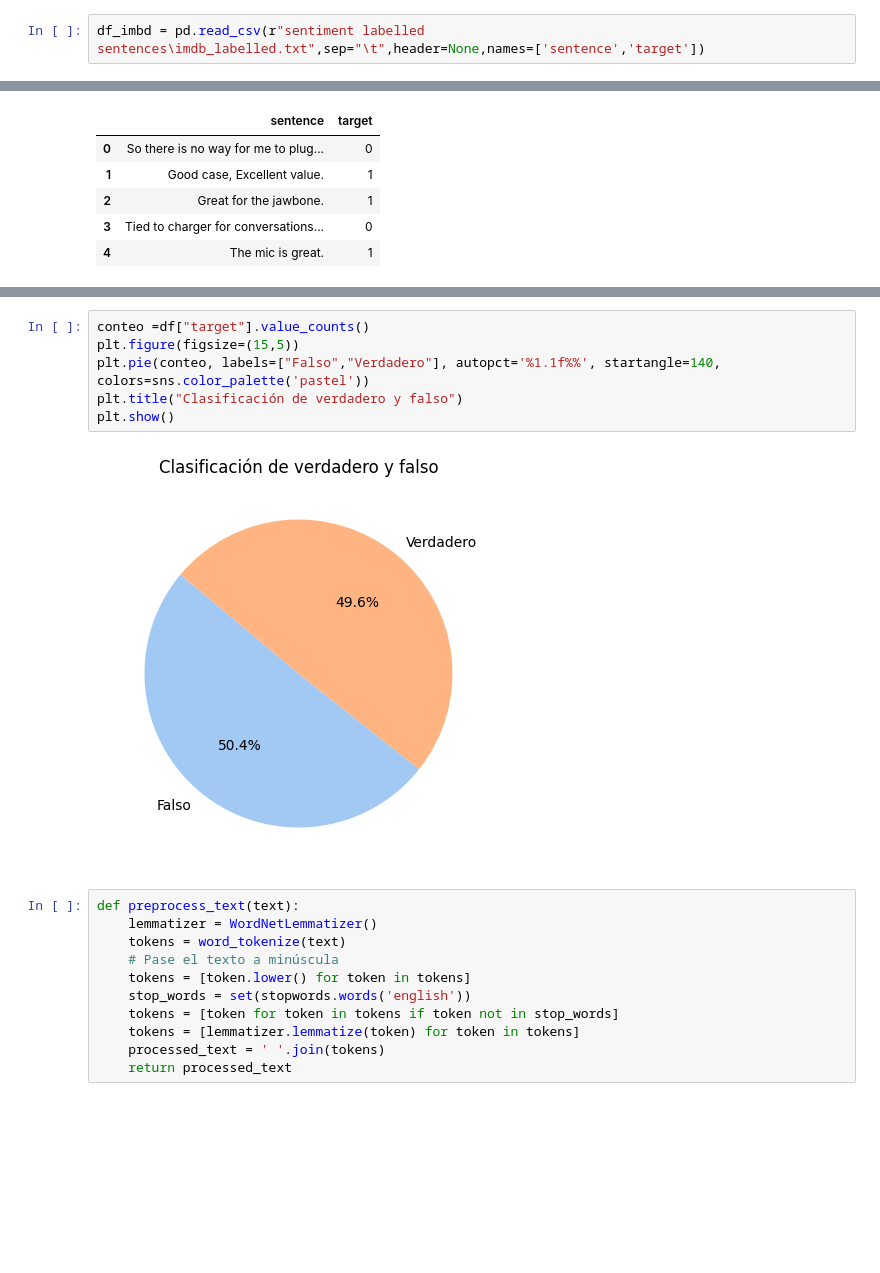
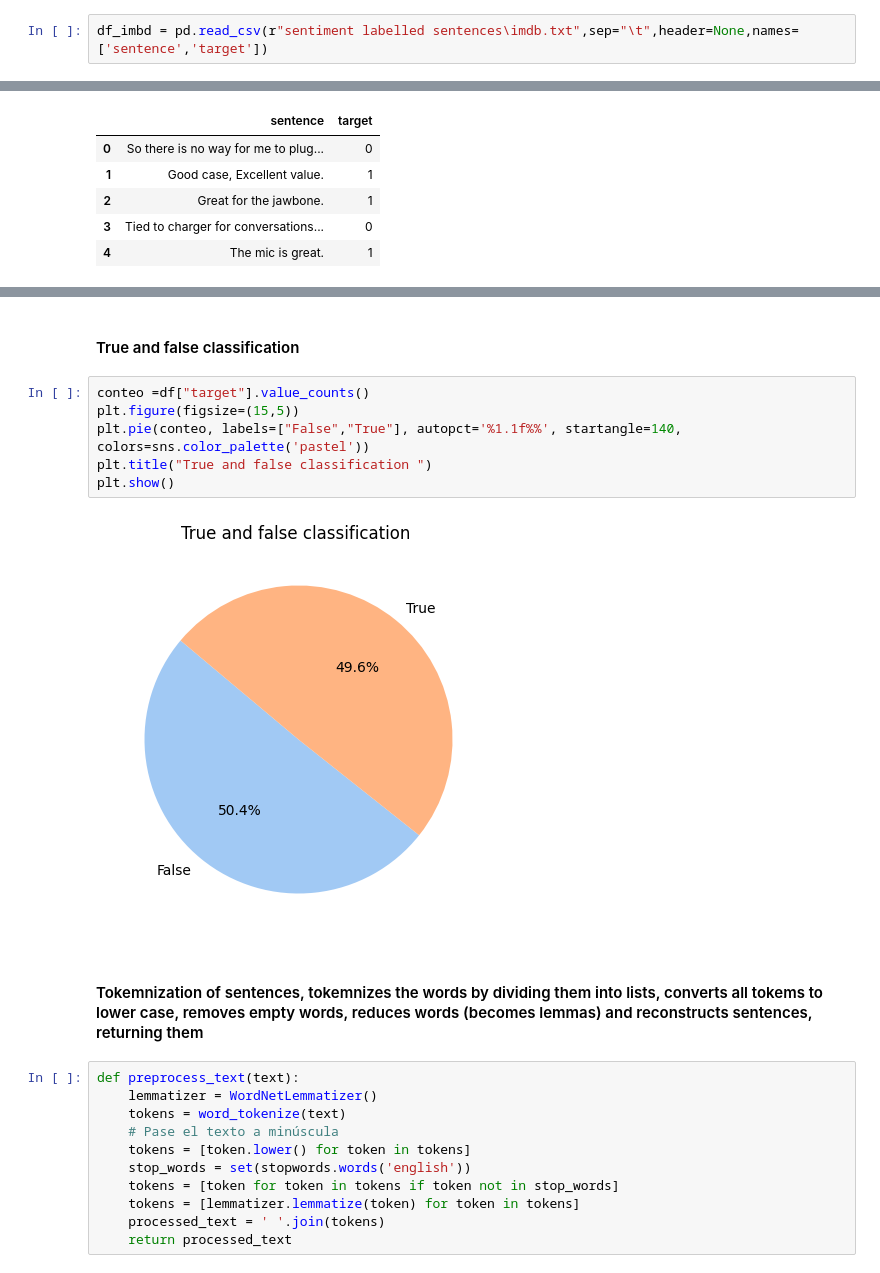
Before and after one commit to arango850/CED_III_TI_II, a Jupyter notebook: TI III.ipynb, the cells around one changed output, grey strips where cells are left out. Cells and saved outputs as stored; diff of their text form; blank space fills up the shorter version.

```diff
--- a/TI III.ipynb
+++ b/TI III.ipynb
@@ -48,5 +68,5 @@ memory usage: 15.8+ KB
 # %%
-df_imbd = pd.read_csv(r"sentiment labelled sentences\imdb_labelled.txt",sep="\t",header=None,names=['sentence','target'])
+df_imbd = pd.read_csv(r"sentiment labelled sentences\imdb.txt",sep="\t",header=None,names=['sentence','target'])
 # %%
 df_imbd.info()
 # %% [output]
@@ -100,11 +149,15 @@ df.head()
+# %% [markdown]
+#### True and false classification
 # %%
 conteo =df["target"].value_counts()
 plt.figure(figsize=(15,5))
-plt.pie(conteo, labels=["Falso","Verdadero"], autopct='%1.1f%%', startangle=140, colors=sns.color_palette('pastel'))
-plt.title("Clasificación de verdadero y falso")
+plt.pie(conteo, labels=["False","True"], autopct='%1.1f%%', startangle=140, colors=sns.color_palette('pastel'))
+plt.title("True and false classification ")
 plt.show()
 # %% [output]
-[figure, old version]
+[figure, new version]
+# %% [markdown]
+#### Tokemnization of sentences, tokemnizes the words by dividing them into lists, converts all tokems to lower case, removes empty words, reduces words (becomes lemmas) and reconstructs sentences, returning them
 # %%
 def preprocess_text(text):
     lemmatizer = WordNetLemmatizer()
```
Also changed, not shown: parts of 38 cells of this notebook, 3 other files.
